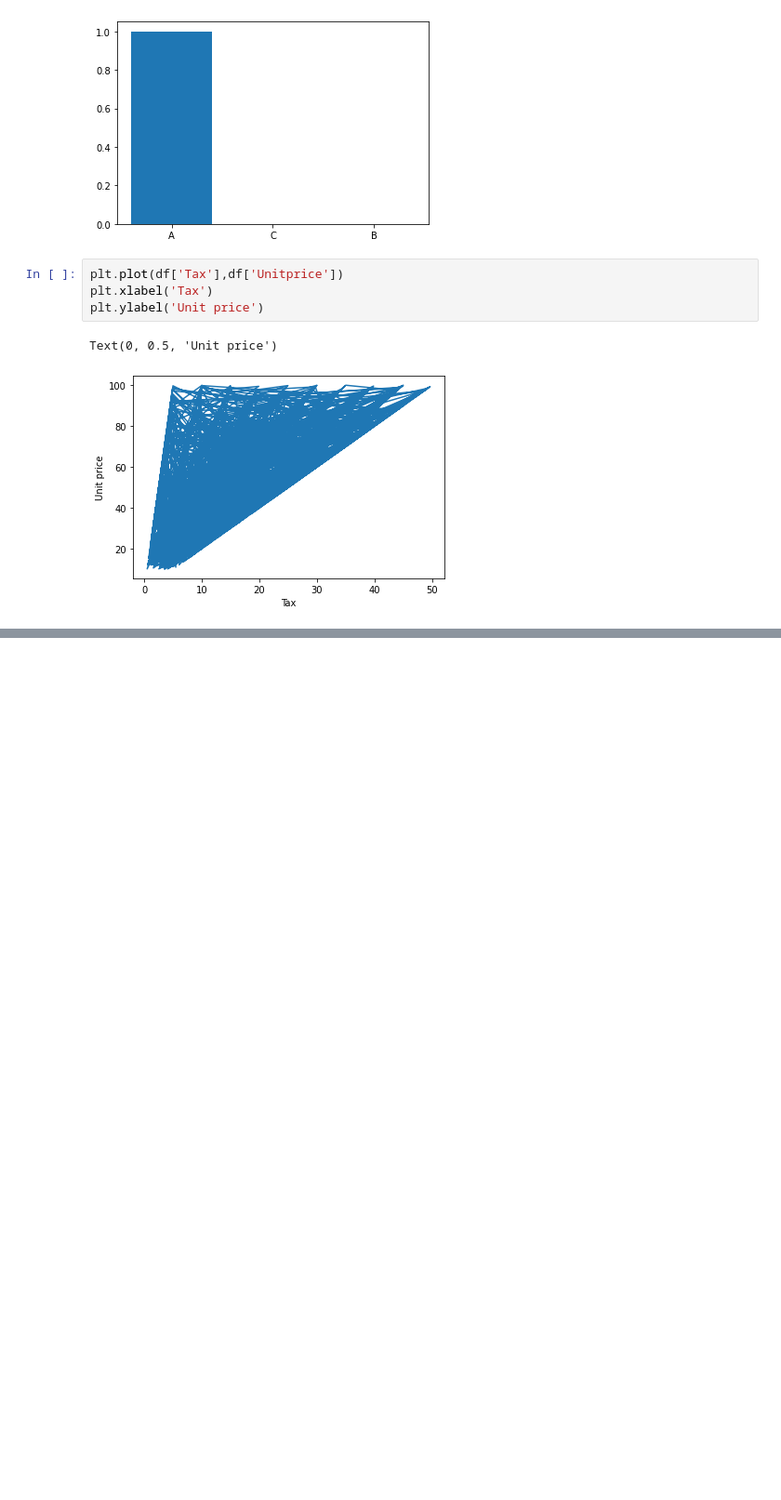
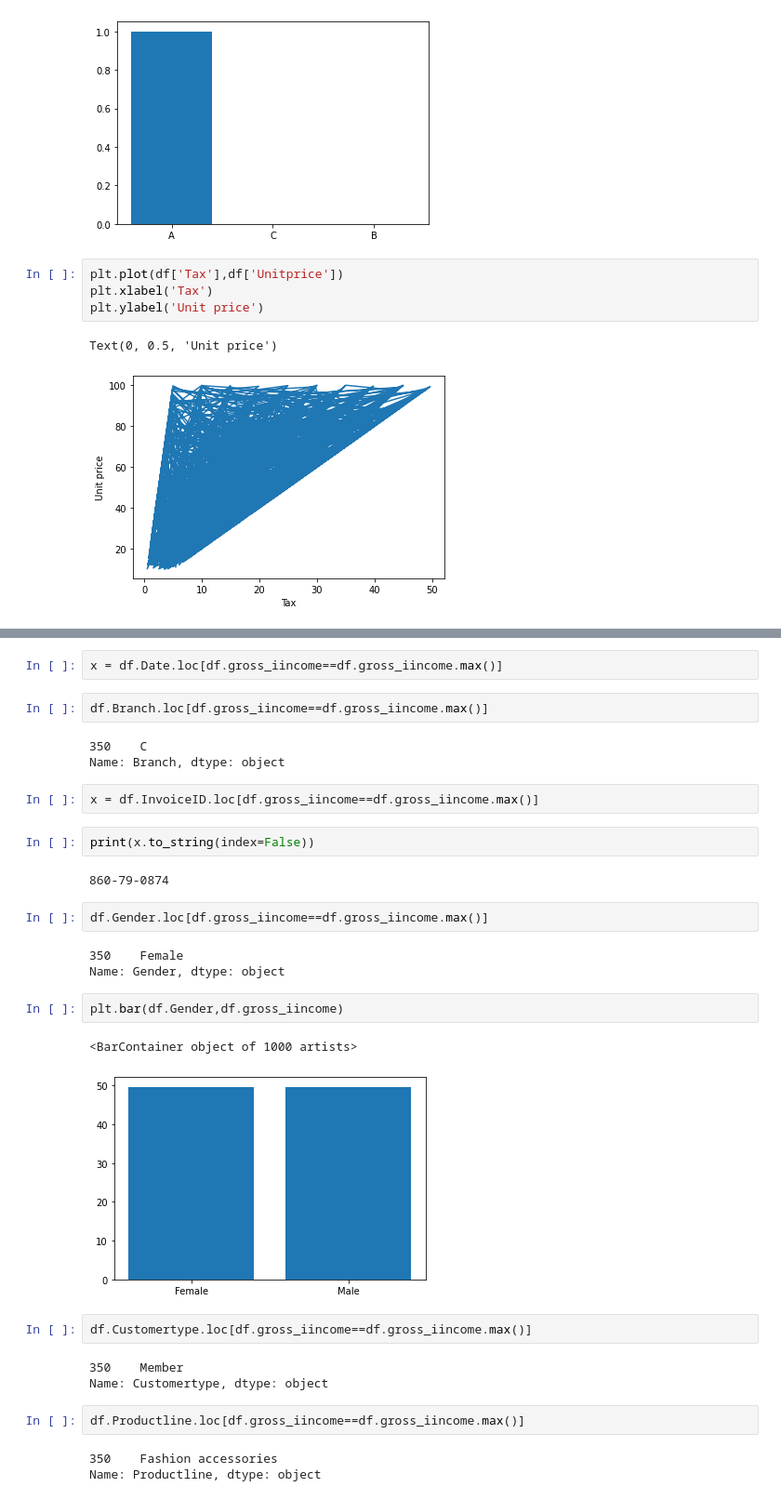
Before and after one commit to midhun2035/Introduction-to-Python, a Jupyter notebook: p04.ipynb, the cells around one changed output, grey strips where cells are left out. Shown at 93% size. Cells and saved outputs as stored; diff of their text form; blank space fills up the shorter version.

```diff
--- a/p04.ipynb
+++ b/p04.ipynb
@@ -225,0 +232,33 @@ Text(0, 0.5, 'Unit price')
+# %%
+x = df.Date.loc[df.gross_iincome==df.gross_iincome.max()]
+# %%
+df.Branch.loc[df.gross_iincome==df.gross_iincome.max()]
+# %% [output]
+350    C
+Name: Branch, dtype: object
+# %%
+x = df.InvoiceID.loc[df.gross_iincome==df.gross_iincome.max()]
+# %%
+print(x.to_string(index=False))
+# %% [output]
+860-79-0874
+# %%
+df.Gender.loc[df.gross_iincome==df.gross_iincome.max()]
+# %% [output]
+350    Female
+Name: Gender, dtype: object
+# %%
+plt.bar(df.Gender,df.gross_iincome)
+# %% [output]
+<BarContainer object of 1000 artists>
+[figure, added]
+# %%
+df.Customertype.loc[df.gross_iincome==df.gross_iincome.max()]
+# %% [output]
+350    Member
+Name: Customertype, dtype: object
+# %%
+df.Productline.loc[df.gross_iincome==df.gross_iincome.max()]
+# %% [output]
+350    Fashion accessories
+Name: Productline, dtype: object
```
Also changed, not shown: parts of 3 cells of this notebook.
